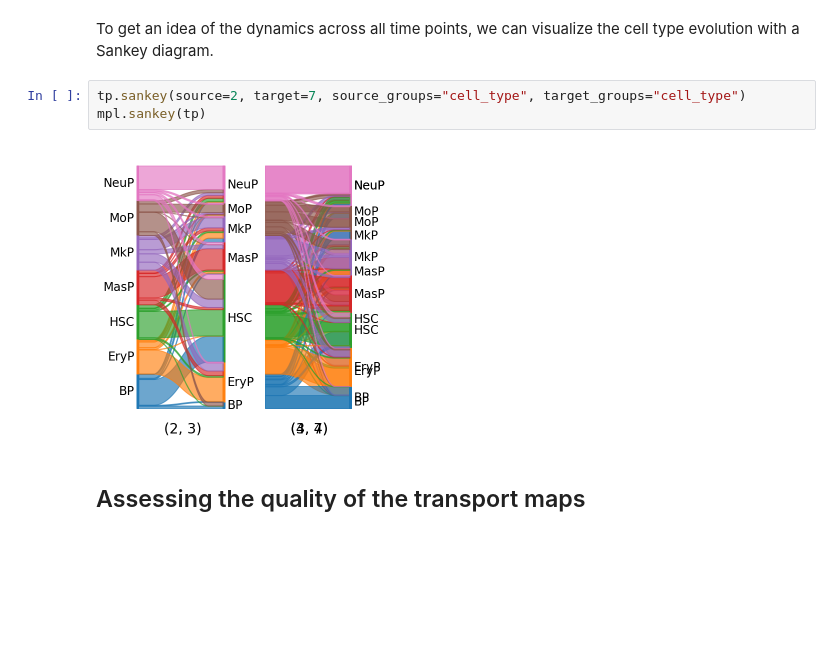
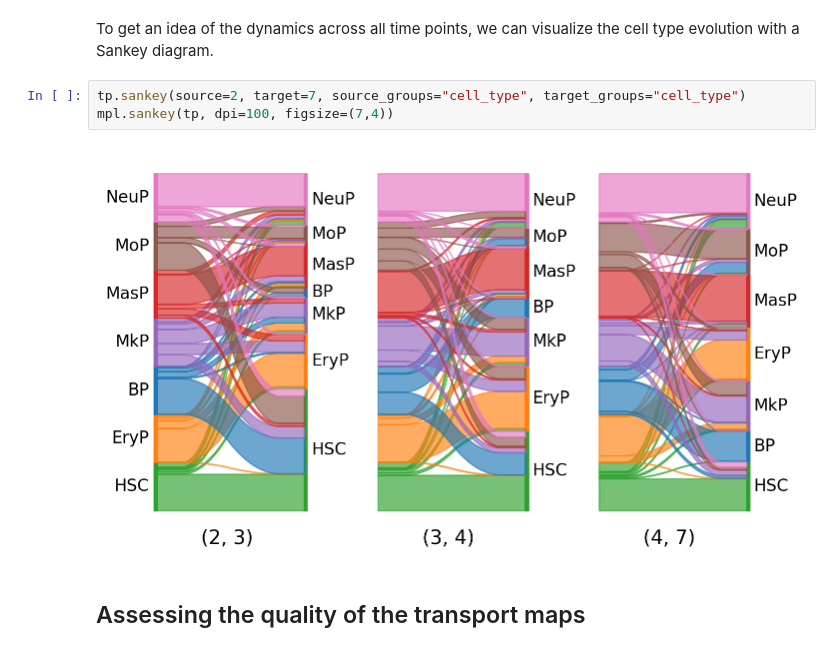
Before and after one commit to theislab/moscot_notebooks, a Jupyter notebook: docs/source/tutorials/tutorial_temporal_problem.ipynb, the cells around one changed output. Saved outputs shown, nothing was run; the diff lists cells and outputs as text; blank space fills up the shorter version.

```diff
--- a/tutorials/tu_01_temporalProblem.ipynb
+++ b/docs/source/tutorials/tutorial_temporal_problem.ipynb
@@ -165,9 +174,9 @@ mpl.pull(tp, time_points=[4], basis="umap_GEX")
 To get an idea of the dynamics across all time points, we can visualize the cell type evolution with a Sankey diagram.
 # %%
 tp.sankey(source=2, target=7, source_groups="cell_type", target_groups="cell_type")
-mpl.sankey(tp)
+mpl.sankey(tp, dpi=100, figsize=(7,4))
 # %% [output]
-[figure, old version]
+[figure, new version]
 # %% [markdown]
 ## Assessing the quality of the transport maps
 # %% [markdown]
```
Also changed, not shown: parts of 8 cells of this notebook.
